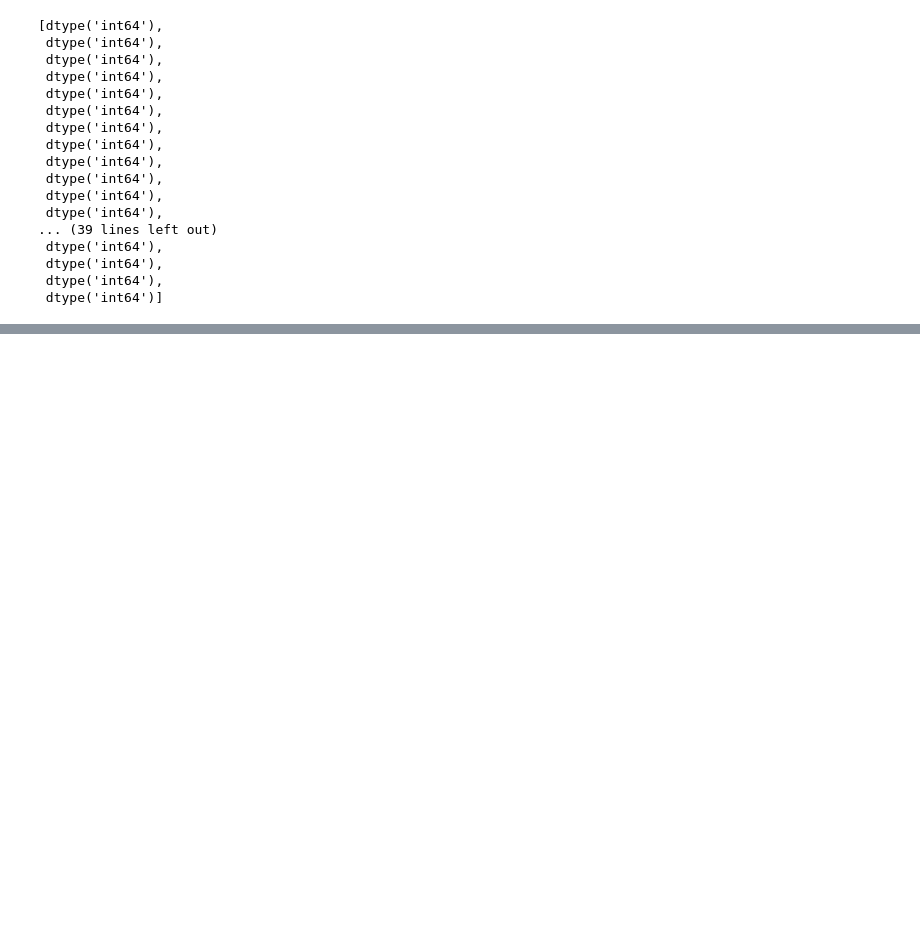
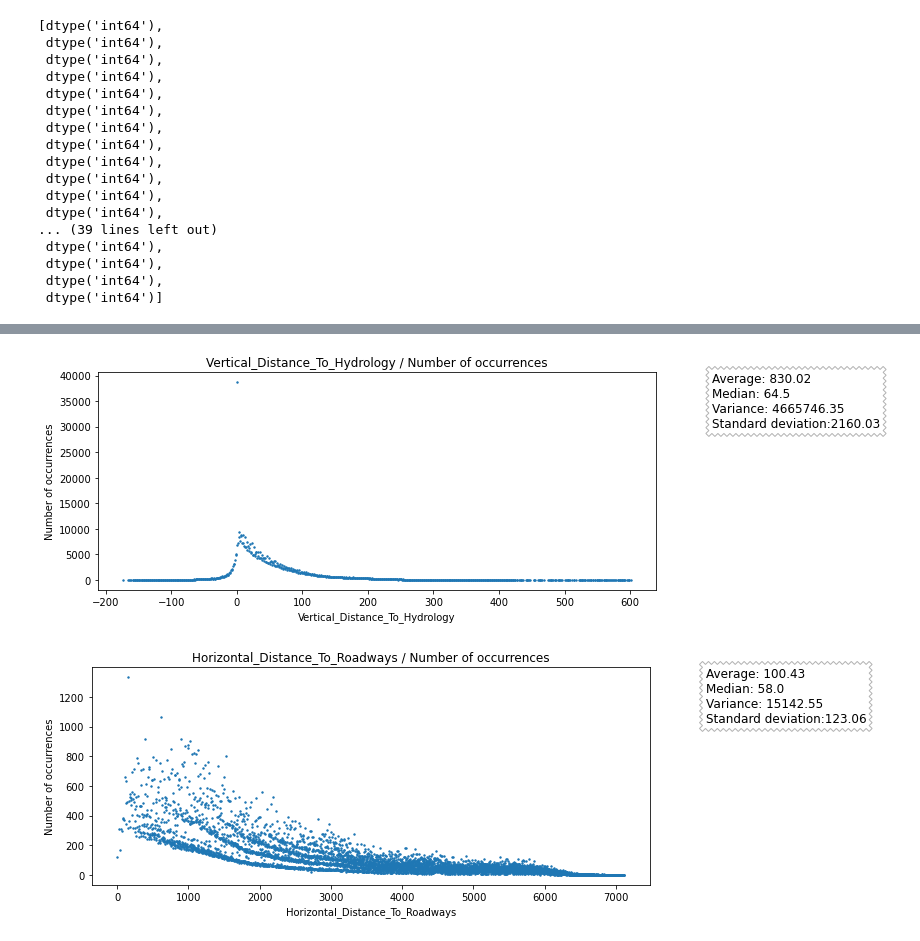
Before and after one commit to elloa-uea/projeto-pratico-3-rna-pp3-team-seven, a Jupyter notebook: notebooks/PP3.2 - Conhecendo o Conjunto de Dados.ipynb, the cells around one changed output, grey strips where cells are left out. Saved outputs shown, nothing was run; the diff lists cells and outputs as text; code cells hidden in the pictures; blank space fills up the shorter version.

```diff
--- a/notebooks/PP3.2 - Conhecendo o Conjunto de Dados.ipynb
+++ b/notebooks/PP3.2 - Conhecendo o Conjunto de Dados.ipynb
@@ -305,0 +161,6 @@ Text(1.1, 1, 'Average: 99.71\nMedian: 30.0\nVariance: 22152.82\nStandard deviati
+# %%
+graph_generator('Vertical_Distance_To_Hydrology')
+graph_generator('Horizontal_Distance_To_Roadways')
+# %% [output]
+[figure, added]
+[figure, added]
```
Also changed, not shown: parts of 19 cells of this notebook.
